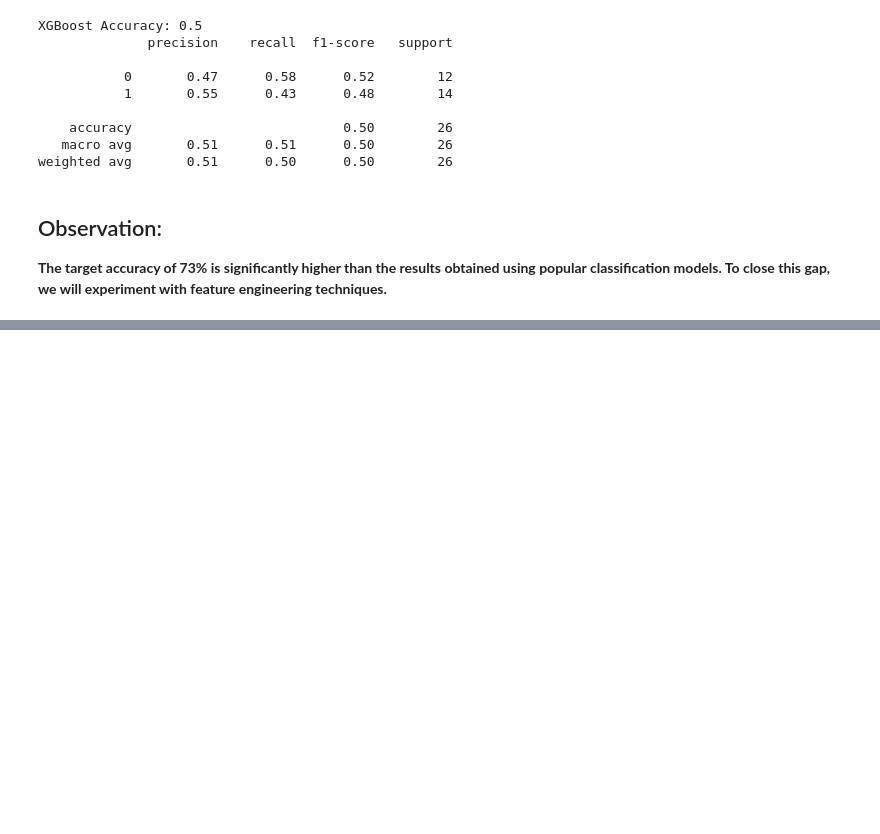
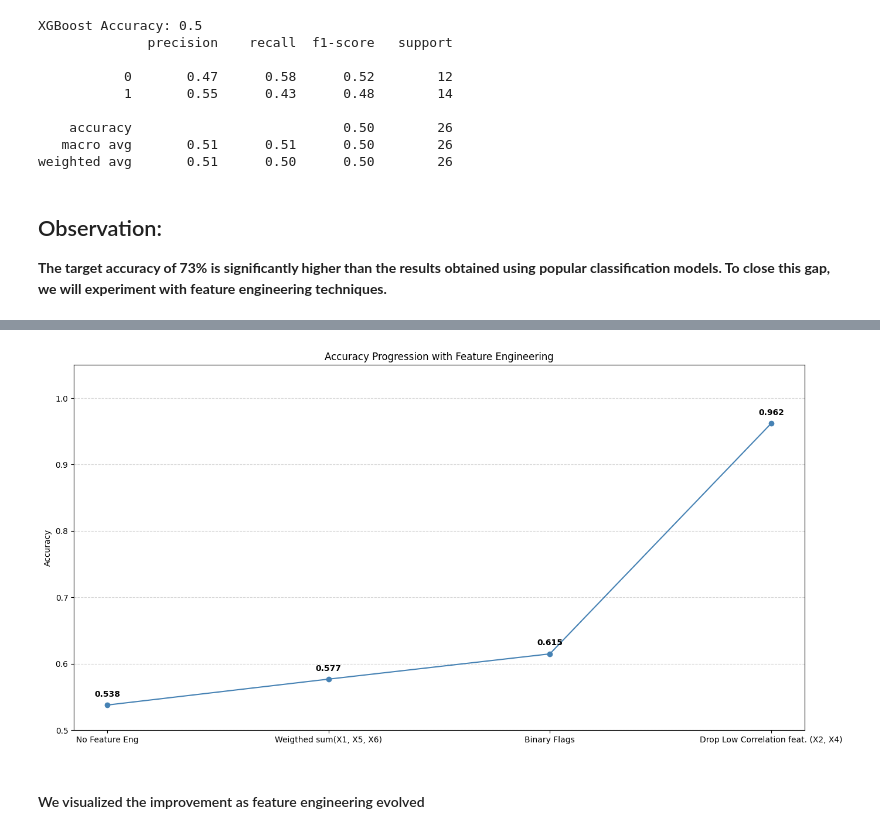
Before and after one commit to FederCO23/LZQxEzGjrpgnXu10, a Jupyter notebook: HappyCustomers.ipynb, the cells around one changed output, grey strips where cells are left out. Cells and saved outputs as stored; diff of their text form; code cells hidden in the pictures; blank space fills up the shorter version.

```diff
--- a/HappyCustomers.ipynb
+++ b/HappyCustomers.ipynb
@@ -230,0 +431,19 @@ weighted avg       0.51      0.50      0.50        26
+# %%
+score_progression = [.538, .577, .615, .962]
+feature_eng = ['No Feature Eng', 'Weigthed sum(X1, X5, X6)', 'Binary Flags', 'Drop Low Correlation feat. (X2, X4)']
+plt.figure(figsize=(14,7))
+plt.plot(feature_eng, score_progression, marker='o', linestyle='-', color='steelblue')
+# Add point labels
+for i, score in enumerate(score_progression):
+    plt.text(i, score + 0.01, f"{score:.3f}", ha='center', va='bottom', fontsize=10, fontweight='bold')
+
+plt.title("Accuracy Progression with Feature Engineering")
+plt.ylabel("Accuracy")
+plt.ylim(0.5, 1.05)
+plt.grid(axis='y', linestyle='--', alpha=0.5)
+plt.tight_layout()
+plt.show()
+# %% [output]
+[figure, added]
+# %% [markdown]
+#### We visualized the improvement as feature engineering evolved
```
Also changed, not shown: parts of 30 cells of this notebook.
